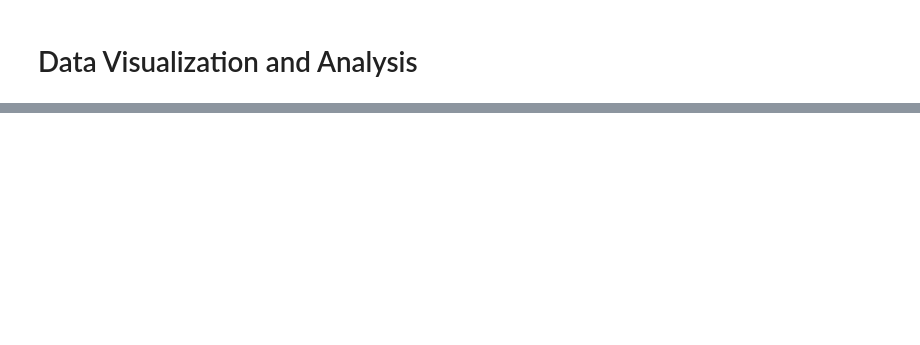
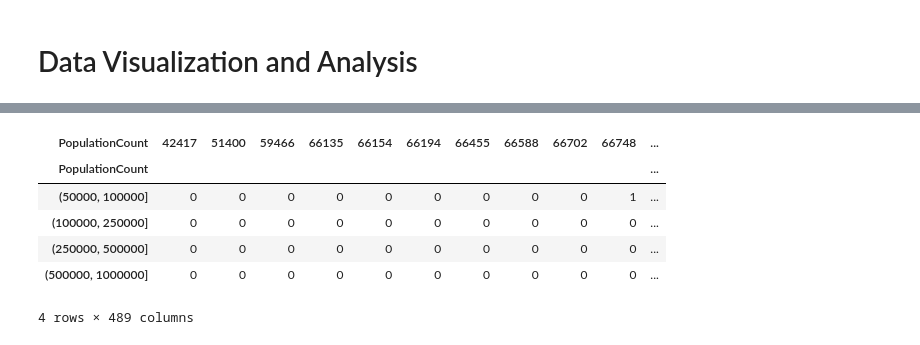
Before and after one commit to Bcliffwm/ait580blog, a Jupyter notebook: source/analysis.ipynb, the cells around one changed output, grey strips where cells are left out. Saved outputs shown, nothing was run; the diff lists cells and outputs as text; code cells hidden in the pictures; blank space fills up the shorter version.

```diff
--- a/source/analysis.ipynb
+++ b/source/analysis.ipynb
@@ -130,0 +150,10 @@ fig.show()
+# %%
+new_df.loc['CA'].sort_values('PopulationCount')
+# %% [output]
+| PopulationCount | 42417 | 51400 | 59466 | 66135 | 66154 | 66194 | 66455 | 66588 | 66702 | 66748 | ... |
+| PopulationCount |  |  |  |  |  |  |  |  |  |  | ... |
+| (50000, 100000] | 0 | 0 | 0 | 0 | 0 | 0 | 0 | 0 | 0 | 1 | ... |
+| (100000, 250000] | 0 | 0 | 0 | 0 | 0 | 0 | 0 | 0 | 0 | 0 | ... |
+| (250000, 500000] | 0 | 0 | 0 | 0 | 0 | 0 | 0 | 0 | 0 | 0 | ... |
+| (500000, 1000000] | 0 | 0 | 0 | 0 | 0 | 0 | 0 | 0 | 0 | 0 | ... |
+4 rows × 489 columns
```
Also changed, not shown: parts of 11 cells of this notebook.
